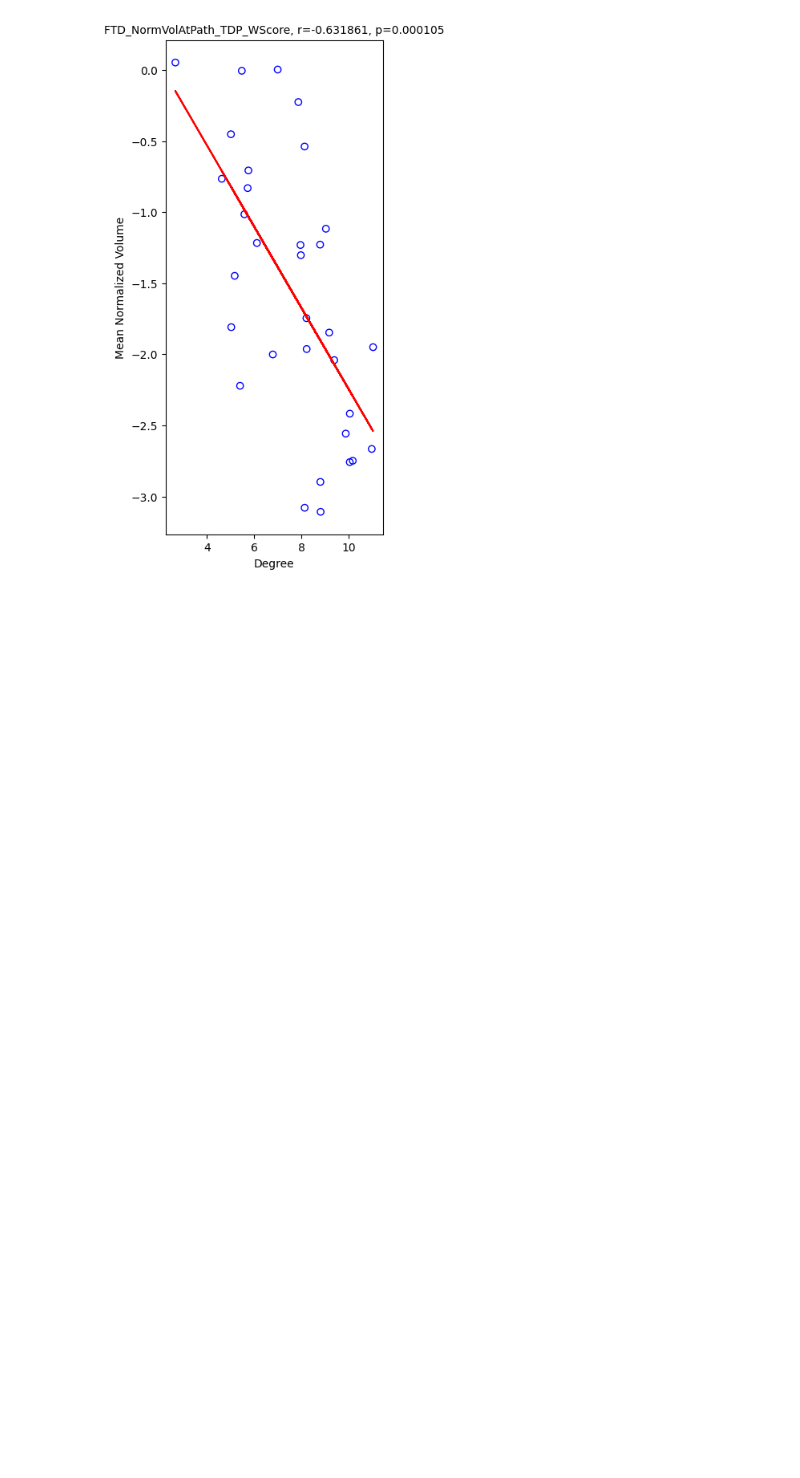
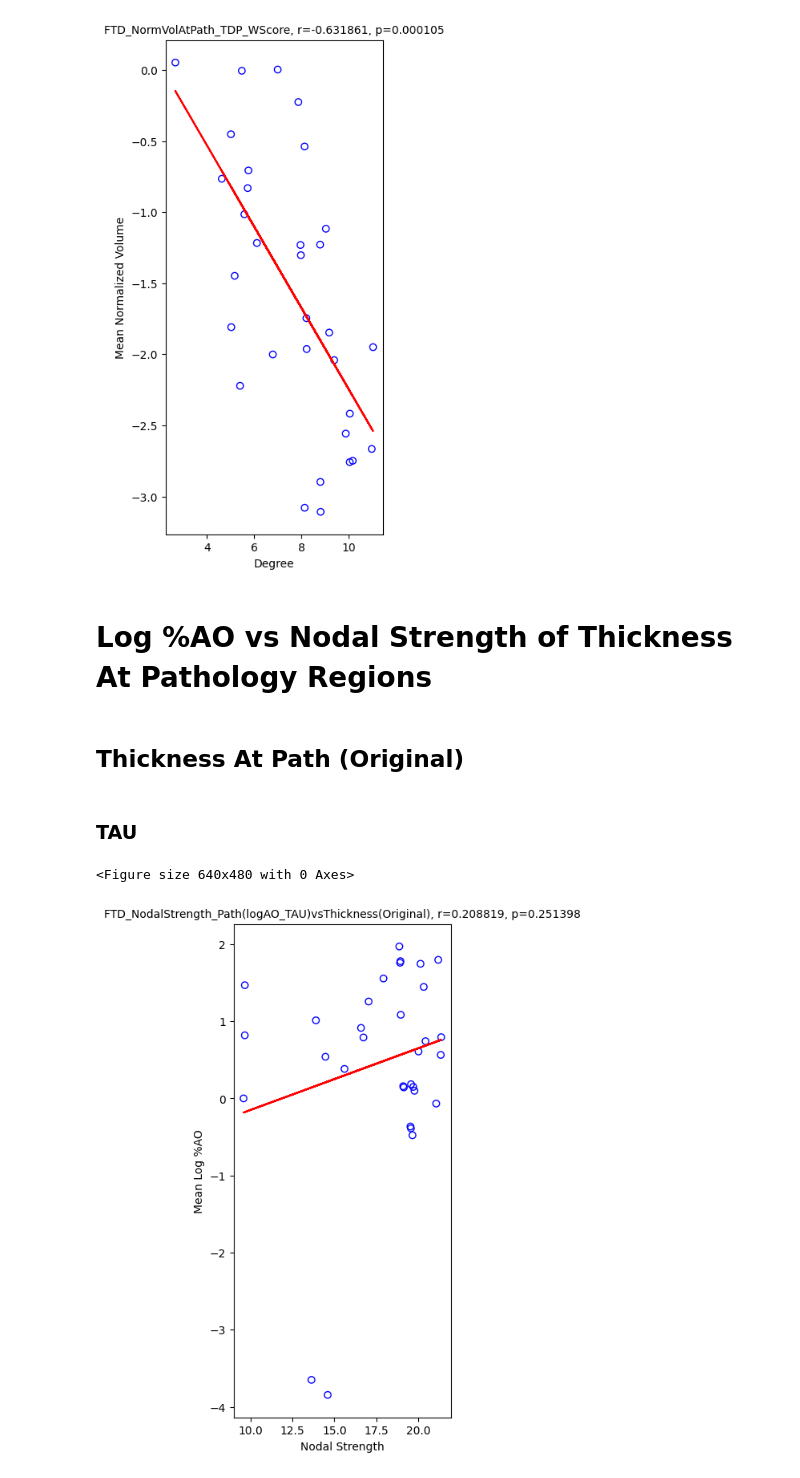
Before and after one commit to dontminchenit/mBIN, a Jupyter notebook: FTD_JupyterNotebook/Thickness_At_Pathology_Analysis/[6] Nodal Strength vs Thickness At Pathology.ipynb, the cells around one changed output. Saved outputs shown, nothing was run; the diff lists cells and outputs as text; code cells hidden in the pictures; blank space fills up the shorter version.

```diff
--- a/FTD_JupyterNotebook/Thickness_At_Pathology_Analysis/[6] Nodal Strength vs Thickness At Pathology.ipynb
+++ b/FTD_JupyterNotebook/Thickness_At_Pathology_Analysis/[6] Nodal Strength vs Thickness At Pathology.ipynb
@@ -165,3 +171,13 @@ f.close()
+# %%
+# path_TAU_Drop
+with open(os.path.join(path_dataDir, 'path_TAU_Drop.pkl'), 'rb') as f:
+    path_TAU_Drop = pickle.load(f)
+f.close()
+
+# path_TDP_Drop
+with open(os.path.join(path_dataDir, 'path_TDP_Drop.pkl'), 'rb') as f:
+    path_TDP_Drop = pickle.load(f)
+f.close()
 # %% [markdown]
 # Draw Nodal Strength vs Thickness Values
 # %% [markdown]
@@ -358,3 +374,18 @@ ns.nonZeroDegCorr(TDPnormVolAtPath_w_Drop, cov_normVolAtPath_w_dict_Drop["TDP"],
 # %% [output]
 <Figure size 640x480 with 0 Axes>
 [figure]
+# %% [markdown]
+# Log %AO vs Nodal Strength of Thickness At Pathology Regions
+# %% [markdown]
+## Thickness At Path (Original)
+# %% [markdown]
+### TAU
+# %%
+ns.nonZeroDegCorr(path_TAU_Drop, cov_thickAtPath_dict_Drop["TAU"],
+                  'FTD_NodalStrength_Path(logAO_TAU)vsThickness(Original)',
+                  'Nodal Strength', 'Mean Log %AO',
+                  outputDir = thickAtPath_Fig, outputName = 'FTD_NodalStrength_Path(logAO_TAU)vsThickness(Original)',
+                  linear_regression = True)
+# %% [output]
+<Figure size 640x480 with 0 Axes>
+[figure, added]
```
Also changed, not shown: parts of 31 cells of this notebook, 41 other files.
